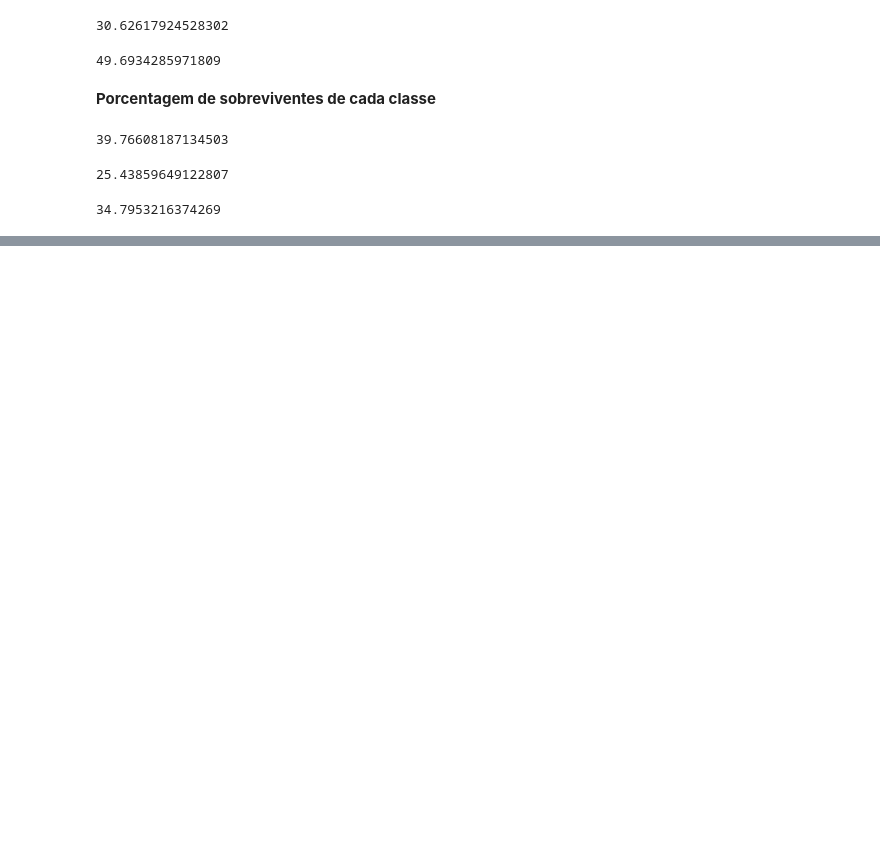
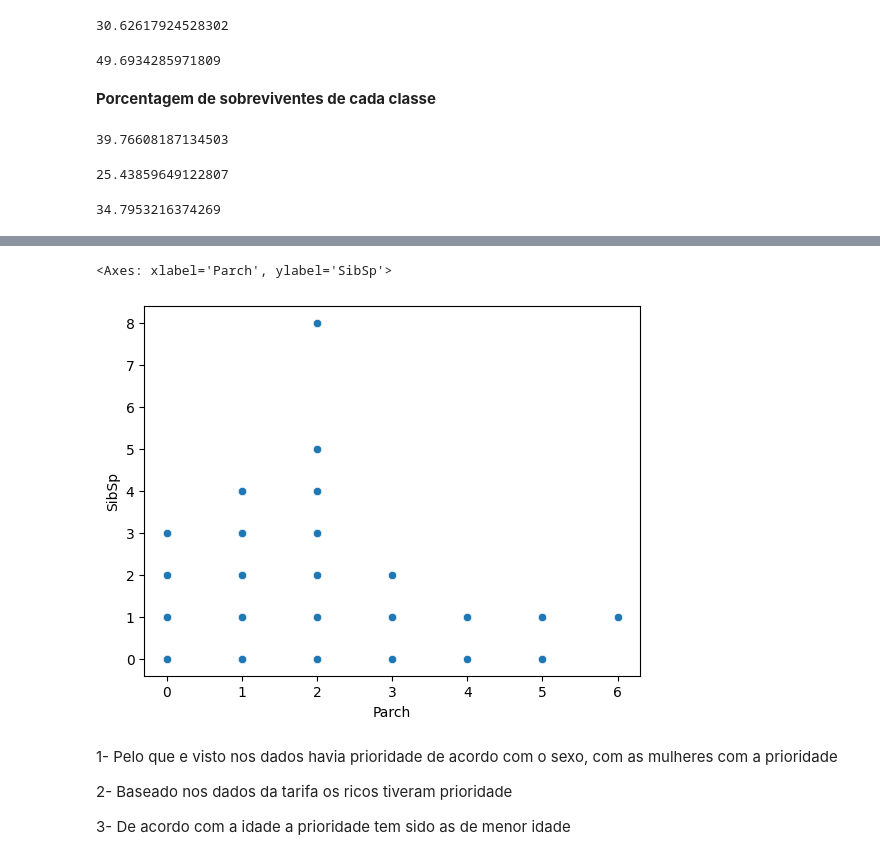
Before and after one commit to TheNobu/Anlise-de-Dados-e-Tomada-de-Decis-es, a Jupyter notebook: Trabalho.ipynb, the cells around one changed output, grey strips where cells are left out. Drawn from its saved outputs; the diff is of its cells as text; code cells hidden in the pictures; blank space fills up the shorter version.

```diff
--- a/Trabalho.ipynb
+++ b/Trabalho.ipynb
@@ -175,0 +224,11 @@ evento
+# %%
+sns.scatterplot(tr, x='Parch', y='SibSp')
+# %% [output]
+<Axes: xlabel='Parch', ylabel='SibSp'>
+[figure, added]
+# %% [markdown]
+1- Pelo que e visto nos dados havia prioridade de acordo com o sexo, com as mulheres com a prioridade
+
+2- Baseado nos dados da tarifa os ricos tiveram prioridade
+
+3- De acordo com a idade a prioridade tem sido as de menor idade
```
Also changed, not shown: parts of 12 cells of this notebook.
